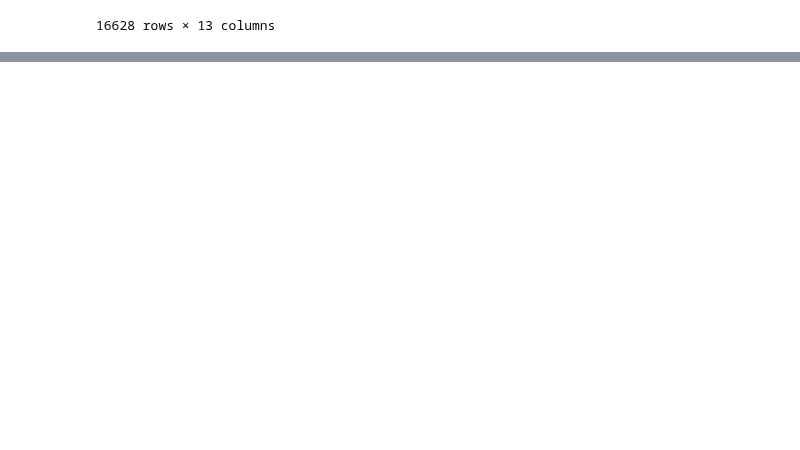
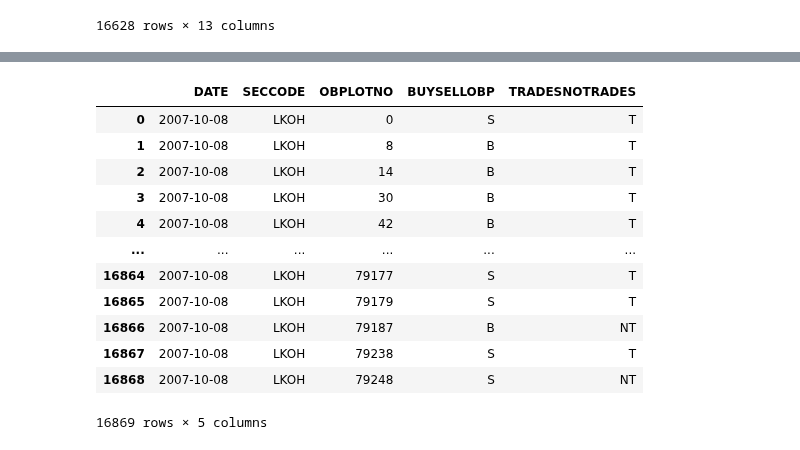
Before and after one commit to leonid-tkach/order-book-plot-find, a Jupyter notebook: OBPlots_Attributes.ipynb, the cells around one changed output, grey strips where cells are left out. Cells and saved outputs as stored; diff of their text form; code cells hidden in the pictures; blank space fills up the shorter version.

```diff
--- a/OBPlots_Attributes.ipynb
+++ b/OBPlots_Attributes.ipynb
@@ -257,0 +233,38 @@ obp_atts_df[obp_atts_df.BUYSELLOBP == 'N']
+# %%
+def obp_atts2obp_atts_df(order_atts_df):
+    def buy_sell_obp(gr):
+        buy_minus_sell_vol = gr[gr.ATT == 'BOVOL']['VAL'].sum() - gr[gr.ATT == 'SOVOL']['VAL'].sum()
+        if buy_minus_sell_vol > 0:
+            return('B')
+        elif buy_minus_sell_vol < 0:
+            return('S')
+        else:
+            return('N')
+    def trades_notrades(gr):
+        trades_count = gr[gr.ATT == 'BTVOL'].size + gr[gr.ATT == 'STVOL'].size
+        if trades_count == 0:
+            return('T')
+        else:
+            return('NT')
+    buy_sell_obp_ser = order_atts_df.groupby(['DATE', 'SECCODE', 'OBPLOTNO']).apply(lambda gr: buy_sell_obp(gr))
+    trades_notrades_ser = order_atts_df.groupby(['DATE', 'SECCODE', 'OBPLOTNO']).apply(lambda gr: trades_notrades(gr))
+    df = pd.DataFrame.from_dict({'BUYSELLOBP': buy_sell_obp_ser, 'TRADESNOTRADES': trades_notrades_ser})
+    df.reset_index(inplace=True)
+    return(df)
+# %%
+obp_atts_2007_df = obp_atts2obp_atts_df(obp_atts_2007_df)
+obp_atts_2007_df
+# %% [output]
+|  | DATE | SECCODE | OBPLOTNO | BUYSELLOBP | TRADESNOTRADES |
+| 0 | 2007-10-08 | LKOH | 0 | S | T |
+| 1 | 2007-10-08 | LKOH | 8 | B | T |
+| 2 | 2007-10-08 | LKOH | 14 | B | T |
+| 3 | 2007-10-08 | LKOH | 30 | B | T |
+| 4 | 2007-10-08 | LKOH | 42 | B | T |
+| ... | ... | ... | ... | ... | ... |
+| 16864 | 2007-10-08 | LKOH | 79177 | S | T |
+| 16865 | 2007-10-08 | LKOH | 79179 | S | T |
+| 16866 | 2007-10-08 | LKOH | 79187 | B | NT |
+| 16867 | 2007-10-08 | LKOH | 79238 | S | T |
+| 16868 | 2007-10-08 | LKOH | 79248 | S | NT |
+16869 rows × 5 columns
```
Also changed, not shown: parts of 14 cells of this notebook.
